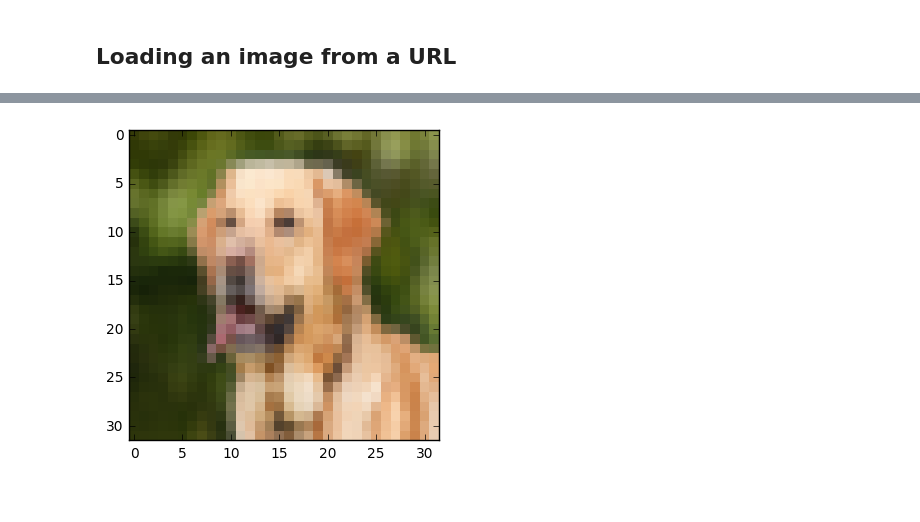
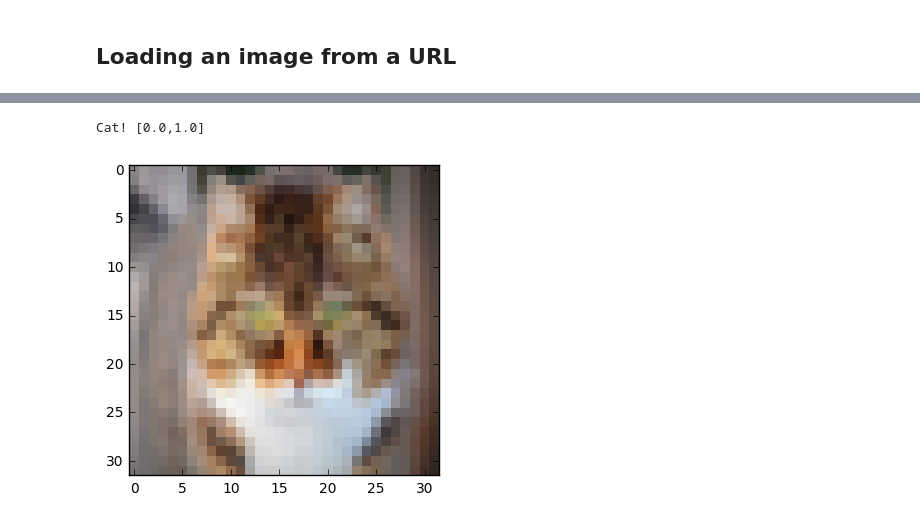
Before and after one commit to ricardodeazambuja/keras-adventures, a Jupyter notebook: Dogs_vs_Cats/Keras Cats and Dogs - normal deep net (not so deep).ipynb, the cells around one changed output, grey strips where cells are left out. Cells and saved outputs as stored; diff of their text form; code cells hidden in the pictures.

```diff
--- a/Dogs_vs_Cats/Keras Cats and Dogs - normal deep net (not so deep).ipynb
+++ b/Dogs_vs_Cats/Keras Cats and Dogs - normal deep net (not so deep).ipynb
@@ -351,6 +390,19 @@ Dog! [1.0,0.0]
-# %%
-img = X.reshape((32,32,3))
-plt.imshow(img,interpolation='none')
-plt.show()
-# %% [output]
-[figure, removed]
+# %%
+image = get_img_from_url(cat_url)
+
+X = scipy.misc.imresize(image,(32,32)).flatten()
+
+# [1.,0.]=>Dog
+# [0.,1.]=>Cat
+pred = model.predict(X.reshape((1,X.shape[0])))
+if pred[0,0]>pred[0,1]:
+    print("Dog! [{},{}]".format(pred[0,0],pred[0,1]))
+else:
+    print("Cat! [{},{}]".format(pred[0,0],pred[0,1]))
+
+img = X.reshape((32,32,3))
+plt.imshow(img,interpolation='none')
+plt.show()
+# %% [output]
+Cat! [0.0,1.0]
+[figure, added]
```
Also changed, not shown: parts of 14 cells of this notebook.
